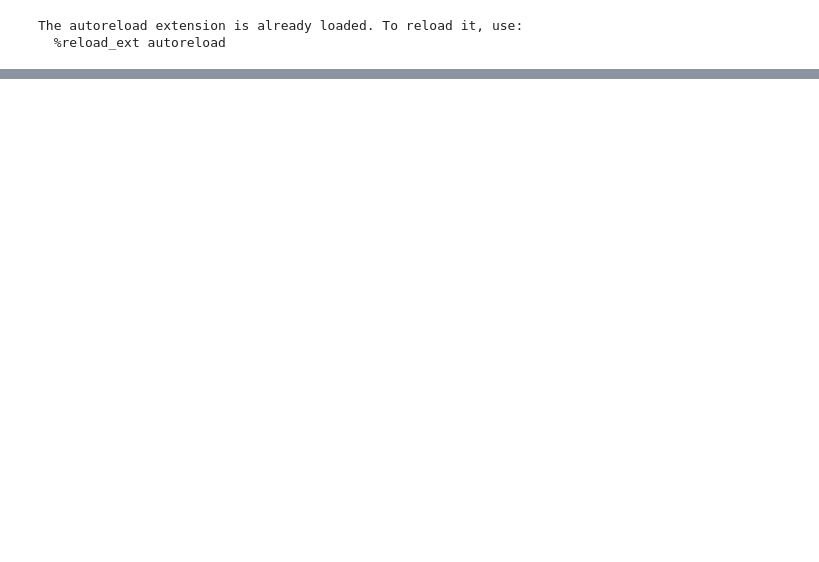
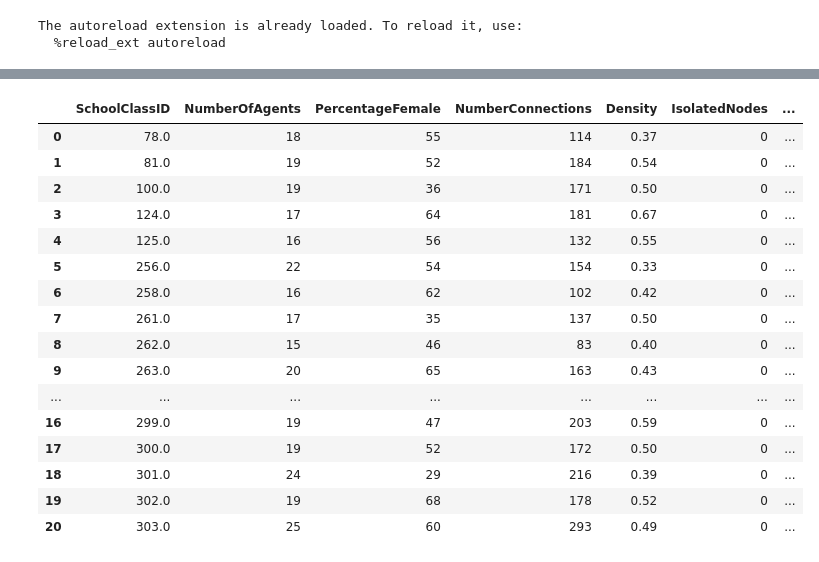
Before and after one commit to MovezNetwork/ABM-PA, a Jupyter notebook: notebooks/NewSrc.ipynb, the cells around one changed output, grey strips where cells are left out. Saved outputs shown, nothing was run; the diff lists cells and outputs as text; code cells hidden in the pictures; blank space fills up the shorter version.

```diff
--- a/notebooks/NewSrc.ipynb
+++ b/notebooks/NewSrc.ipynb
@@ -163,2 +161,2 @@ avgw
 # %%
-pop_details, agents_details = simulation.population.population_network_summary(simulation.population.graph)
+pop_details_peer, agents_details_peer = simulation.PeerNominatedDataPopulation.population_network_summary(simulation.PeerNominatedDataPopulation.graph)
@@ -200,0 +179,20 @@ pop_details
+# %%
+pop_details_peer
+# %% [output]
+|  | SchoolClassID | NumberOfAgents | PercentageFemale | NumberConnections | Density | IsolatedNodes | ... |
+| 0 | 78.0 | 18 | 55 | 114 | 0.37 | 0 | ... |
+| 1 | 81.0 | 19 | 52 | 184 | 0.54 | 0 | ... |
+| 2 | 100.0 | 19 | 36 | 171 | 0.50 | 0 | ... |
+| 3 | 124.0 | 17 | 64 | 181 | 0.67 | 0 | ... |
+| 4 | 125.0 | 16 | 56 | 132 | 0.55 | 0 | ... |
+| 5 | 256.0 | 22 | 54 | 154 | 0.33 | 0 | ... |
+| 6 | 258.0 | 16 | 62 | 102 | 0.42 | 0 | ... |
+| 7 | 261.0 | 17 | 35 | 137 | 0.50 | 0 | ... |
+| 8 | 262.0 | 15 | 46 | 83 | 0.40 | 0 | ... |
+| 9 | 263.0 | 20 | 65 | 163 | 0.43 | 0 | ... |
+| ... | ... | ... | ... | ... | ... | ... | ... |
+| 16 | 299.0 | 19 | 47 | 203 | 0.59 | 0 | ... |
+| 17 | 300.0 | 19 | 52 | 172 | 0.50 | 0 | ... |
+| 18 | 301.0 | 24 | 29 | 216 | 0.39 | 0 | ... |
+| 19 | 302.0 | 19 | 68 | 178 | 0.52 | 0 | ... |
+| 20 | 303.0 | 25 | 60 | 293 | 0.49 | 0 | ... |
```
Also changed, not shown: parts of 24 cells of this notebook, 6 other files.
